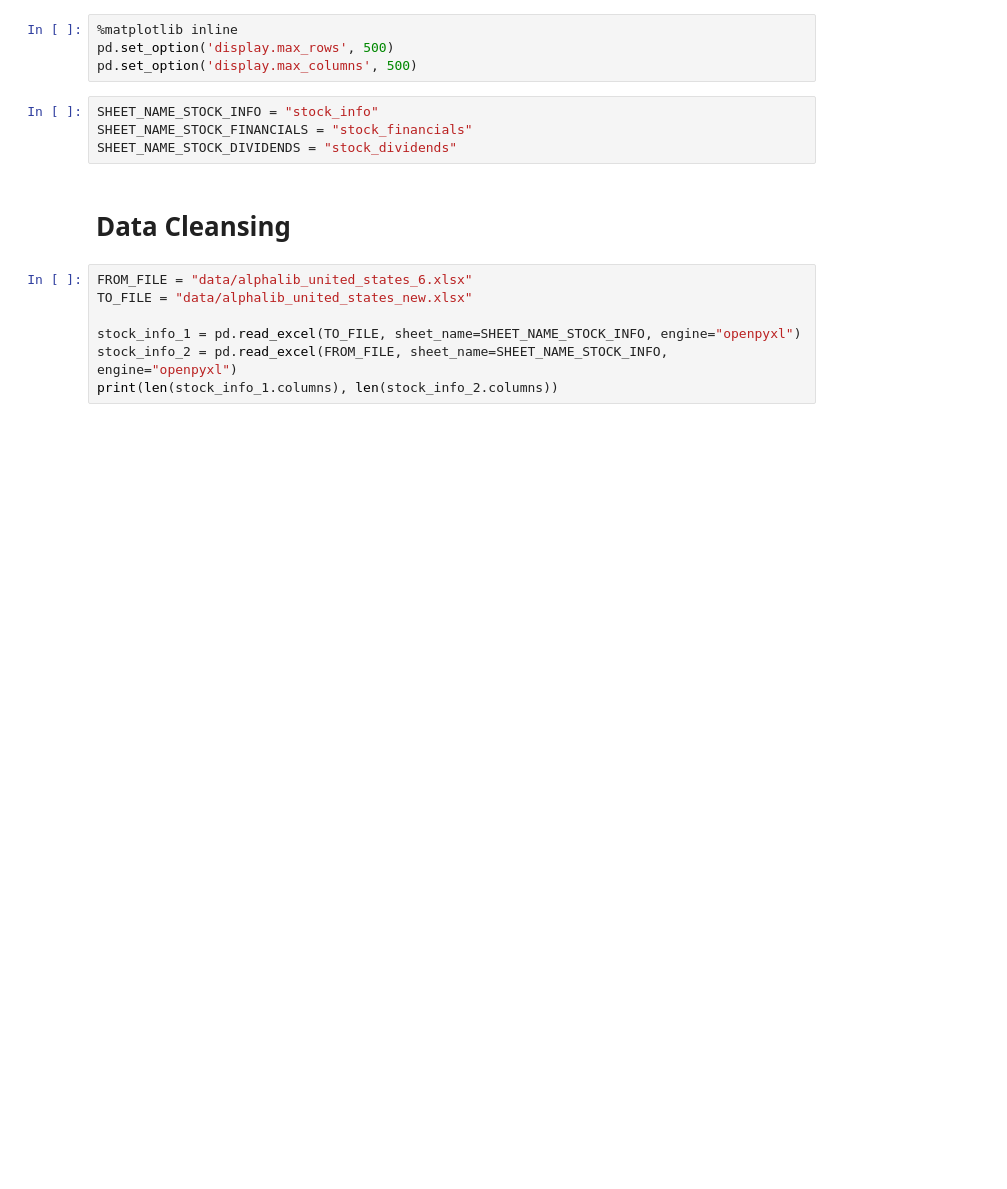
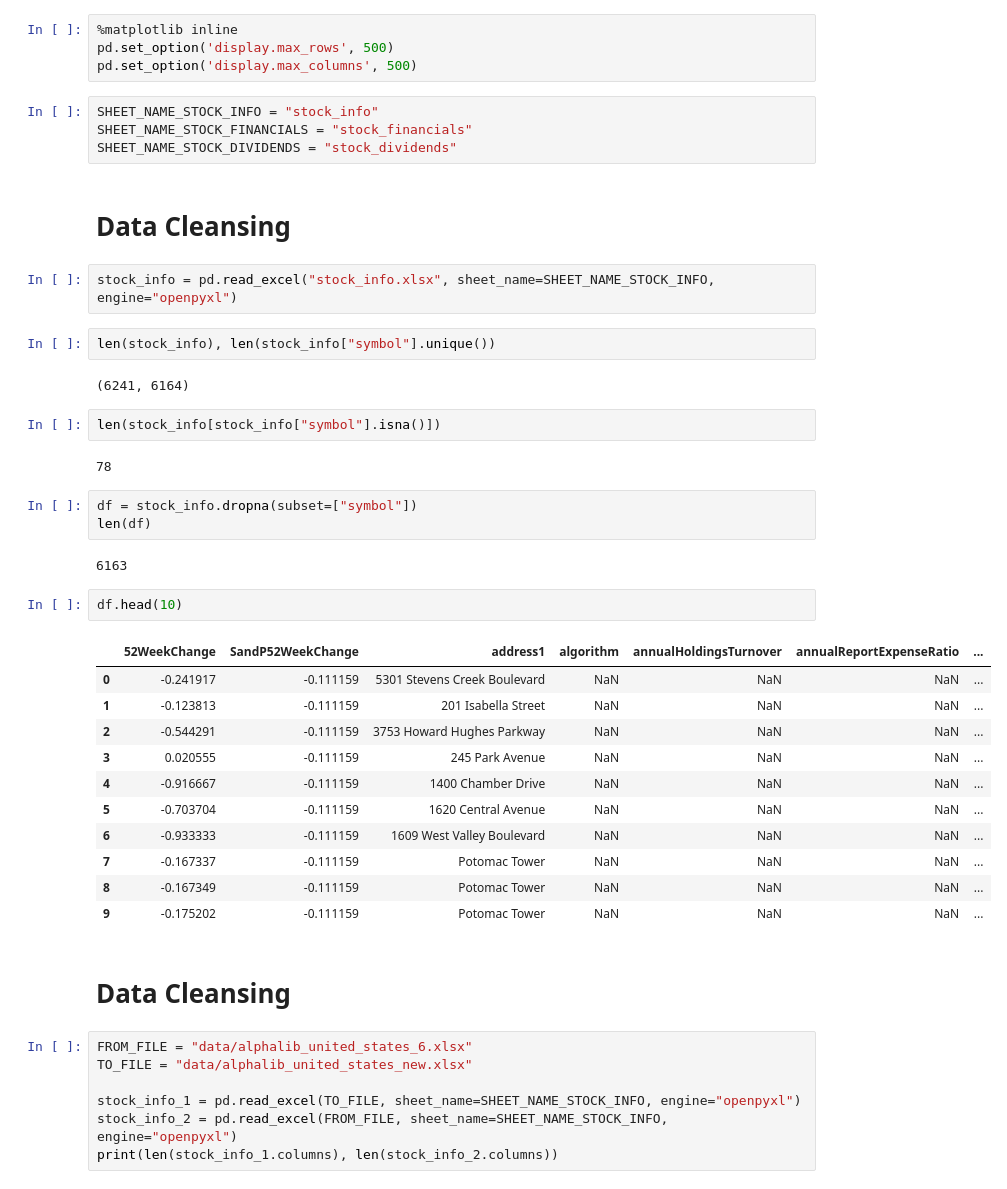
Before and after one commit to alpha2phi-platform/alphalib, a Jupyter notebook: 00_data-cleansing.ipynb, the cells around one changed output. Saved outputs shown, nothing was run; the diff lists cells and outputs as text; blank space fills up the shorter version.

```diff
--- a/00_data-cleansing.ipynb
+++ b/00_data-cleansing.ipynb
@@ -15,6 +15,37 @@ pd.set_option('display.max_columns', 500)
 SHEET_NAME_STOCK_INFO = "stock_info"
 SHEET_NAME_STOCK_FINANCIALS = "stock_financials"
 SHEET_NAME_STOCK_DIVIDENDS = "stock_dividends"
+# %% [markdown]
+# Data Cleansing
+# %%
+stock_info = pd.read_excel("stock_info.xlsx", sheet_name=SHEET_NAME_STOCK_INFO, engine="openpyxl")
+# %%
+len(stock_info), len(stock_info["symbol"].unique())
+# %% [output]
+(6241, 6164)
+# %%
+len(stock_info[stock_info["symbol"].isna()])
+# %% [output]
+78
+# %%
+df = stock_info.dropna(subset=["symbol"])
+len(df)
+# %% [output]
+6163
+# %%
+df.head(10)
+# %% [output]
+|  | 52WeekChange | SandP52WeekChange | address1 | algorithm | annualHoldingsTurnover | annualReportExpenseRatio | ... |
+| 0 | -0.241917 | -0.111159 | 5301 Stevens Creek Boulevard | NaN | NaN | NaN | ... |
+| 1 | -0.123813 | -0.111159 | 201 Isabella Street | NaN | NaN | NaN | ... |
+| 2 | -0.544291 | -0.111159 | 3753 Howard Hughes Parkway | NaN | NaN | NaN | ... |
+| 3 | 0.020555 | -0.111159 | 245 Park Avenue | NaN | NaN | NaN | ... |
+| 4 | -0.916667 | -0.111159 | 1400 Chamber Drive | NaN | NaN | NaN | ... |
+| 5 | -0.703704 | -0.111159 | 1620 Central Avenue | NaN | NaN | NaN | ... |
+| 6 | -0.933333 | -0.111159 | 1609 West Valley Boulevard | NaN | NaN | NaN | ... |
+| 7 | -0.167337 | -0.111159 | Potomac Tower | NaN | NaN | NaN | ... |
+| 8 | -0.167349 | -0.111159 | Potomac Tower | NaN | NaN | NaN | ... |
+| 9 | -0.175202 | -0.111159 | Potomac Tower | NaN | NaN | NaN | ... |
 # %% [markdown]
 # Data Cleansing
 # %%
```
